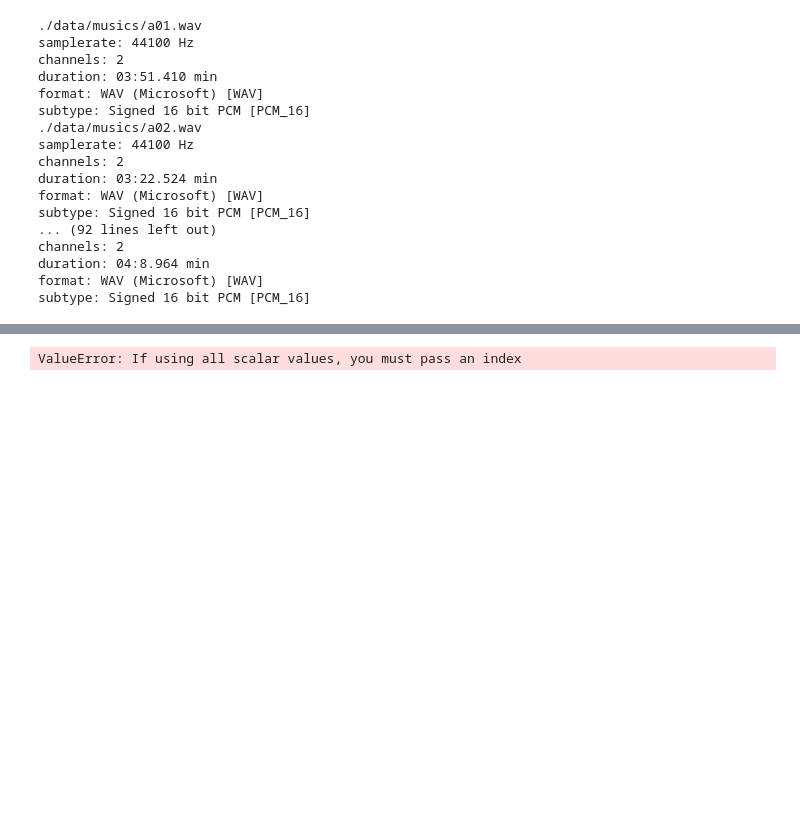
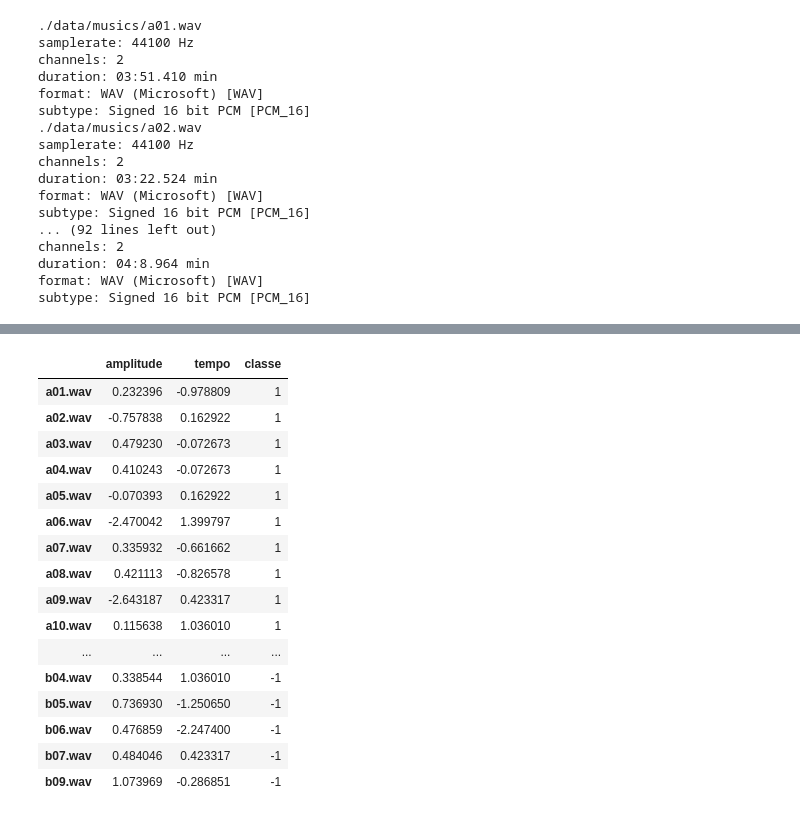
Before and after one commit to Th0rgal/MiniProjet, a Jupyter notebook: projet.ipynb, the cells around one changed output, grey strips where cells are left out. Saved outputs shown, nothing was run; the diff lists cells and outputs as text; code cells hidden in the pictures; blank space fills up the shorter version.

```diff
--- a/projet.ipynb
+++ b/projet.ipynb
@@ -59,8 +60,29 @@ df
 musics = load_musics(data_dir + "musics/")
 # %%
 df = pd.DataFrame({
-	'darkness' : musics.apply(mean_amplitude),
+	'amplitude' : musics.apply(mean_amplitude),
+    'tempo' : musics.apply(get_tempo),
 	'classe': musics.index.map(lambda name: 1 if name[0] == 'a' else -1),
 })
-# %% [output]
-ValueError: If using all scalar values, you must pass an index
+# %%
+dfstd =  (df - df.mean()) / df.std()
+dfstd["classe"] = df["classe"]
+dfstd
+# %% [output]
+|  | amplitude | tempo | classe |
+| a01.wav | 0.232396 | -0.978809 | 1 |
+| a02.wav | -0.757838 | 0.162922 | 1 |
+| a03.wav | 0.479230 | -0.072673 | 1 |
+| a04.wav | 0.410243 | -0.072673 | 1 |
+| a05.wav | -0.070393 | 0.162922 | 1 |
+| a06.wav | -2.470042 | 1.399797 | 1 |
+| a07.wav | 0.335932 | -0.661662 | 1 |
+| a08.wav | 0.421113 | -0.826578 | 1 |
+| a09.wav | -2.643187 | 0.423317 | 1 |
+| a10.wav | 0.115638 | 1.036010 | 1 |
+| ... | ... | ... | ... |
+| b04.wav | 0.338544 | 1.036010 | -1 |
+| b05.wav | 0.736930 | -1.250650 | -1 |
+| b06.wav | 0.476859 | -2.247400 | -1 |
+| b07.wav | 0.484046 | 0.423317 | -1 |
+| b09.wav | 1.073969 | -0.286851 | -1 |
```
Also changed, not shown: parts of 5 cells of this notebook, 1 other file.
